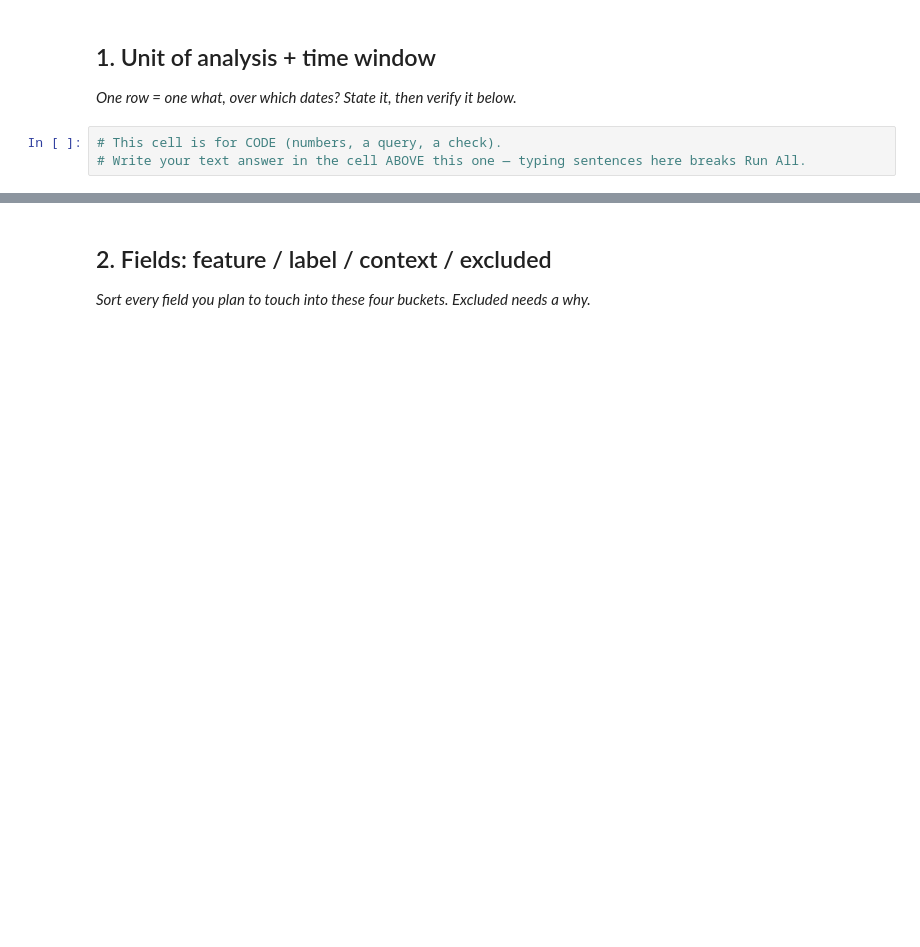
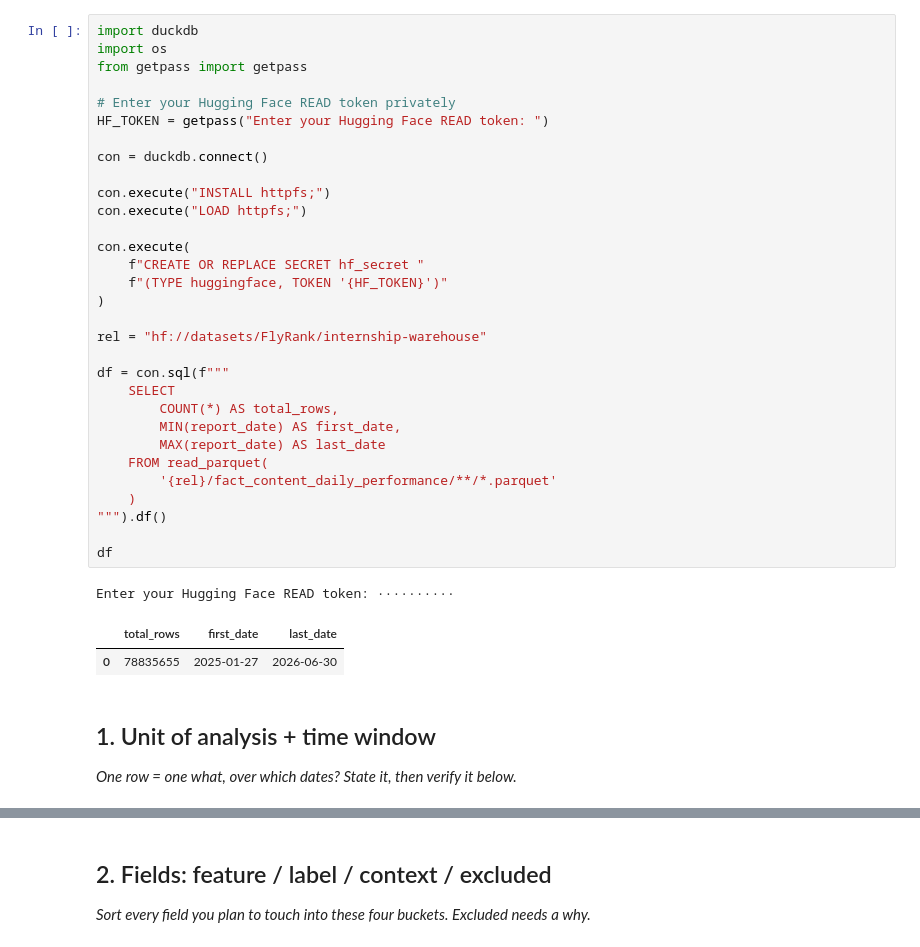
Before and after one commit to Pravu-19/flyrank-internship-ml, a Jupyter notebook: work/notebooks/w03_data_contract.ipynb, the cells around one changed output, grey strips where cells are left out. Drawn from its saved outputs; the diff is of its cells as text; blank space fills up the shorter version.

```diff
--- a/work/notebooks/w03_data_contract.ipynb
+++ b/work/notebooks/w03_data_contract.ipynb
@@ -6,10 +6,42 @@
 This skeleton is yours to fill. Work the sections **in order** — each one has a one-line hint. Simple words, honest numbers.
 
 > Working with an AI assistant? Tell it to read `skills/README.md` first and load the one skill this assignment names on its card.
+# %%
+import duckdb
+import os
+from getpass import getpass
+
+# Enter your Hugging Face READ token privately
+HF_TOKEN = getpass("Enter your Hugging Face READ token: ")
+
+con = duckdb.connect()
+
+con.execute("INSTALL httpfs;")
+con.execute("LOAD httpfs;")
+
+con.execute(
+    f"CREATE OR REPLACE SECRET hf_secret "
+    f"(TYPE huggingface, TOKEN '{HF_TOKEN}')"
+)
+
+rel = "hf://datasets/FlyRank/internship-warehouse"
+
+df = con.sql(f"""
+    SELECT
+        COUNT(*) AS total_rows,
+        MIN(report_date) AS first_date,
+        MAX(report_date) AS last_date
+    FROM read_parquet(
+        '{rel}/fact_content_daily_performance/**/*.parquet'
+    )
+""").df()
+
+df
+# %% [output]
+Enter your Hugging Face READ token: ··········
+|  | total_rows | first_date | last_date |
+| 0 | 78835655 | 2025-01-27 | 2026-06-30 |
 # %% [markdown]
 ## 1. Unit of analysis + time window
 
 *One row = one what, over which dates? State it, then verify it below.*
-# %%
-# This cell is for CODE (numbers, a query, a check).
-# Write your text answer in the cell ABOVE this one — typing sentences here breaks Run All.
```
Also changed, not shown: parts of 14 cells of this notebook.
